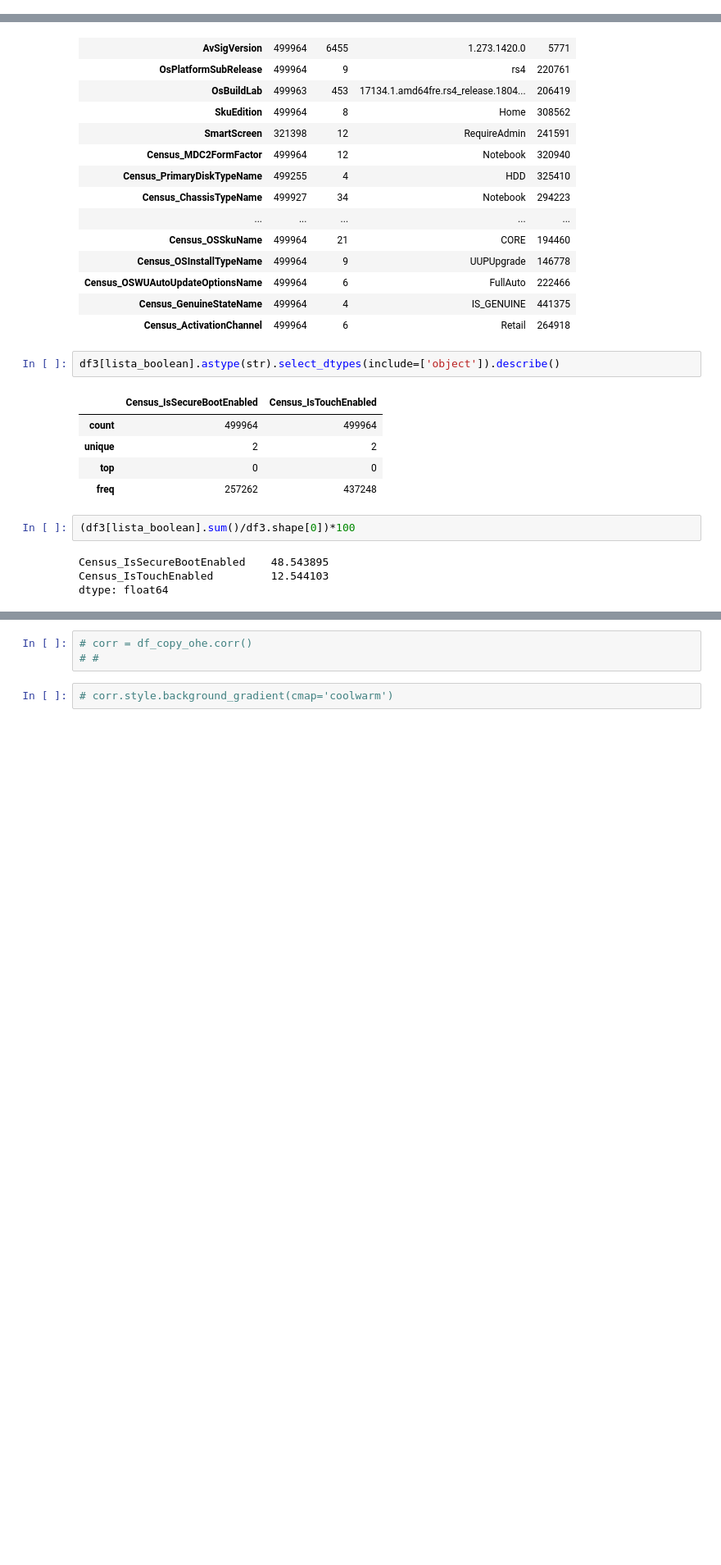
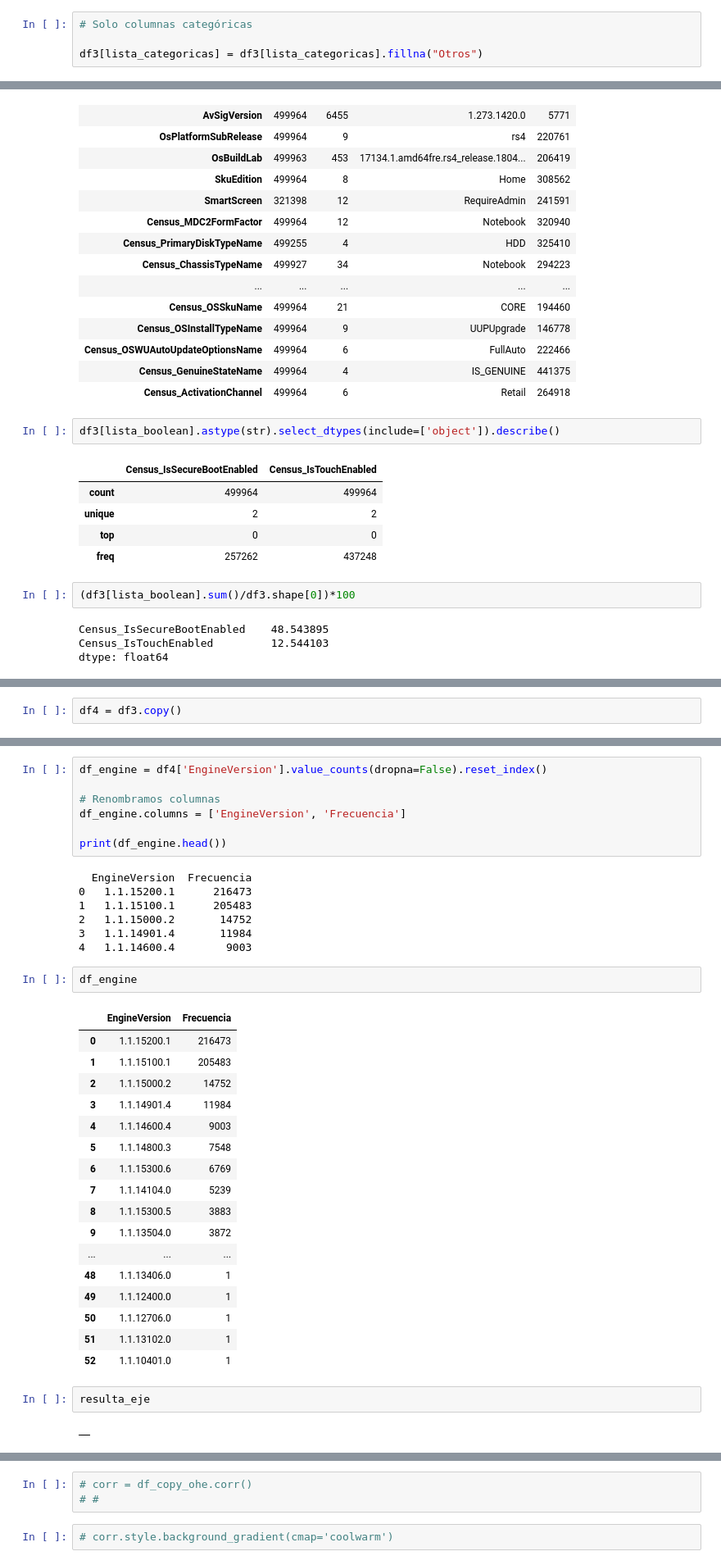
Before and after one commit to Angel789data/entregable_2, a Jupyter notebook: entregable.ipynb, the cells around one changed output, grey strips where cells are left out. Shown: that part at 82% size. Saved outputs shown, nothing was run; the diff lists cells and outputs as text; blank space fills up the shorter version.

```diff
--- a/entregable.ipynb
+++ b/entregable.ipynb
@@ -416,0 +437,4 @@ df3.head()
+# %%
+# Solo columnas categóricas
+
+df3[lista_categoricas] = df3[lista_categoricas].fillna("Otros")
@@ -513,0 +640,2 @@ dtype: float64
+# %%
+df4 = df3.copy()
@@ -513,0 +1001,38 @@ dtype: float64
+# %%
+df_engine = df4['EngineVersion'].value_counts(dropna=False).reset_index()
+
+# Renombramos columnas
+df_engine.columns = ['EngineVersion', 'Frecuencia']
+
+print(df_engine.head())
+# %% [output]
+  EngineVersion  Frecuencia
+0   1.1.15200.1      216473
+1   1.1.15100.1      205483
+2   1.1.15000.2       14752
+3   1.1.14901.4       11984
+4   1.1.14600.4        9003
+# %%
+df_engine
+# %% [output]
+|  | EngineVersion | Frecuencia |
+| 0 | 1.1.15200.1 | 216473 |
+| 1 | 1.1.15100.1 | 205483 |
+| 2 | 1.1.15000.2 | 14752 |
+| 3 | 1.1.14901.4 | 11984 |
+| 4 | 1.1.14600.4 | 9003 |
+| 5 | 1.1.14800.3 | 7548 |
+| 6 | 1.1.15300.6 | 6769 |
+| 7 | 1.1.14104.0 | 5239 |
+| 8 | 1.1.15300.5 | 3883 |
+| 9 | 1.1.13504.0 | 3872 |
+| ... | ... | ... |
+| 48 | 1.1.13406.0 | 1 |
+| 49 | 1.1.12400.0 | 1 |
+| 50 | 1.1.12706.0 | 1 |
+| 51 | 1.1.13102.0 | 1 |
+| 52 | 1.1.10401.0 | 1 |
+# %%
+resulta_eje
+# %% [output]
+|  |
```
Also changed, not shown: parts of 53 cells of this notebook.
